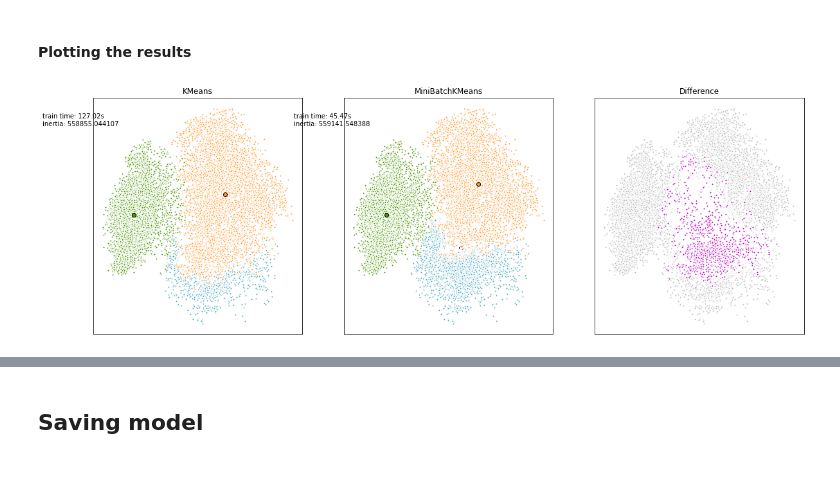
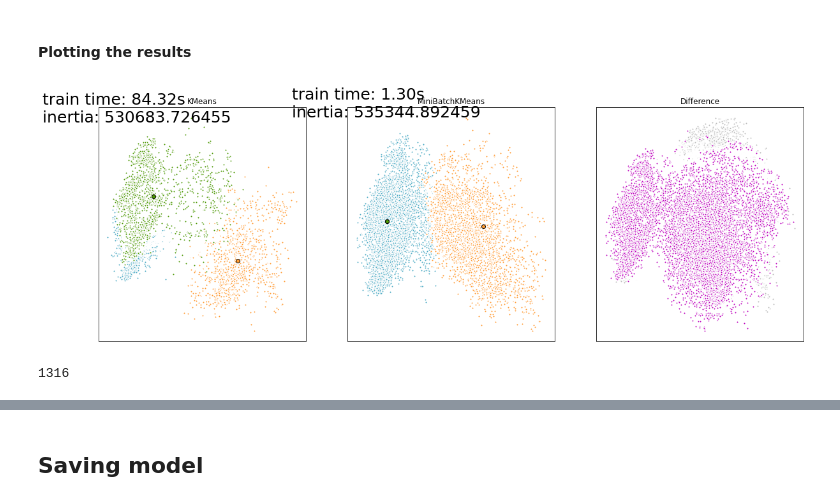
Before and after one commit to wewewexiao2008/virtual-screen, a Jupyter notebook: notebook.ipynb, the cells around one changed output, grey strips where cells are left out. Cells and saved outputs as stored; diff of their text form; code cells hidden in the pictures; blank space fills up the shorter version.

```diff
--- a/notebook.ipynb
+++ b/notebook.ipynb
@@ -567,22 +580,22 @@ from sklearn.decomposition import PCA
 
 # kmeans
 with utils.timing("kmeans+pca"):
-    # mb_kmeans = MiniBatchKMeans(n_clusters=8, max_iter=200)
-    # mb_kmeans.fit(fps)
+    mb_kmeans = MiniBatchKMeans(n_clusters=3000, max_iter=200, init_size=3000 )
+    mb_kmeans.fit(fps_np)
     # PCA
-    pca = PCA(n_components = 2)
-    decomp = pca.fit_transform(fps)
+    # pca = PCA(n_components = 2)
+    # decomp = pca.fit_transform(fps_np)
 
 
 #visual
 plt.figure(figsize=(15,5))
-for col,row in zip(range(3),range(3)):
-    x = decomp[:,col]
-    y = decomp[:,row]
+# for col,row in zip(range(2),range(2)):
+x = decomp[:,0]
+y = decomp[:,1]
 
-    plt.subplot(3,3,col*3+row+1)
-    # plt.scatter(x, y, c= mb_kmeans.labels_, alpha=0.7)
-    plt.scatter(x, y, alpha=0.7)
-    plt.title("PCA: morgan_fps, cluster")
-    plt.colorbar()
+# plt.subplot(2,2,col*2+row+1)
+# plt.scatter(x, y, c= mb_kmeans.labels_, alpha=0.7)
+plt.scatter(x, y, c=mb_kmeans.labels_, alpha=0.7)
+plt.title("PCA: morgan_fps, cluster")
+plt.colorbar()
 # %% [output]
@@ -594,17 +616,15 @@ for col,row in zip(range(3),range(3)):
 import time
 from sklearn.cluster import MiniBatchKMeans
 
-batch_size = 1024
-n_clusters = 3
+# batch_size = 1024
+n_clusters = 2
 X = fps
 
 mbk = MiniBatchKMeans(
-    init="k-means++",
+    # init="k-means++",
     n_clusters=n_clusters,
-    batch_size=batch_size,
-    n_init=10,
-    max_no_improvement=10,
-    verbose=0,
+    # batch_size=batch_size,
+    # max_iter=10000
 )
 t0 = time.time()
 mbk.fit(X)
@@ -663,7 +682,8 @@ for k, col in zip(range(n_clusters), colors):
 ax.set_title("KMeans")
 ax.set_xticks(())
 ax.set_yticks(())
-plt.text(-3.5, 1.8, "train time: %.2fs\ninertia: %f" % (t_batch, k_means.inertia_))
+plt.text(-3.5, 1.8, "train time: %.2fs\ninertia: %f" % (t_batch, k_means.inertia_),
+         size=25)
 
 # MiniBatchKMeans
 ax = fig.add_subplot(1, 3, 2)
@@ -672,32 +692,37 @@ for k, col in zip(range(n_clusters), colors):
     cluster_center = mbk_means_cluster_centers[k]
     ax.plot(X[my_members, 0], X[my_members, 1], "w", markerfacecolor=col, marker=".")
     ax.plot(
         cluster_center[0],
         cluster_center[1],
         "o",
         markerfacecolor=col,
         markeredgecolor="k",
         markersize=6,
     )
 ax.set_title("MiniBatchKMeans")
 ax.set_xticks(())
 ax.set_yticks(())
-plt.text(-3.5, 1.8, "train time: %.2fs\ninertia: %f" % (t_mini_batch, mbk.inertia_))
+plt.text(-3.5, 1.8, "train time: %.2fs\ninertia: %f" % (t_mini_batch, mbk.inertia_),
+         size=25)
 
 # Initialize the different array to all False
 different = mbk_means_labels == 4
 ax = fig.add_subplot(1, 3, 3)
 
 for k in range(n_clusters):
     different += (k_means_labels == k) != (mbk_means_labels == k)
 
 identic = np.logical_not(different)
 ax.plot(X[identic, 0], X[identic, 1], "w", markerfacecolor="#bbbbbb", marker=".")
 ax.plot(X[different, 0], X[different, 1], "w", markerfacecolor="m", marker=".")
 ax.set_title("Difference")
 ax.set_xticks(())
 ax.set_yticks(())
 
 plt.show()
 # %% [output]
-[figure, old version]
+[figure, new version]
+# %%
+len([i for i in different if i])
+# %% [output]
+1316
```
Also changed, not shown: parts of 14 cells of this notebook, 1 other file.
